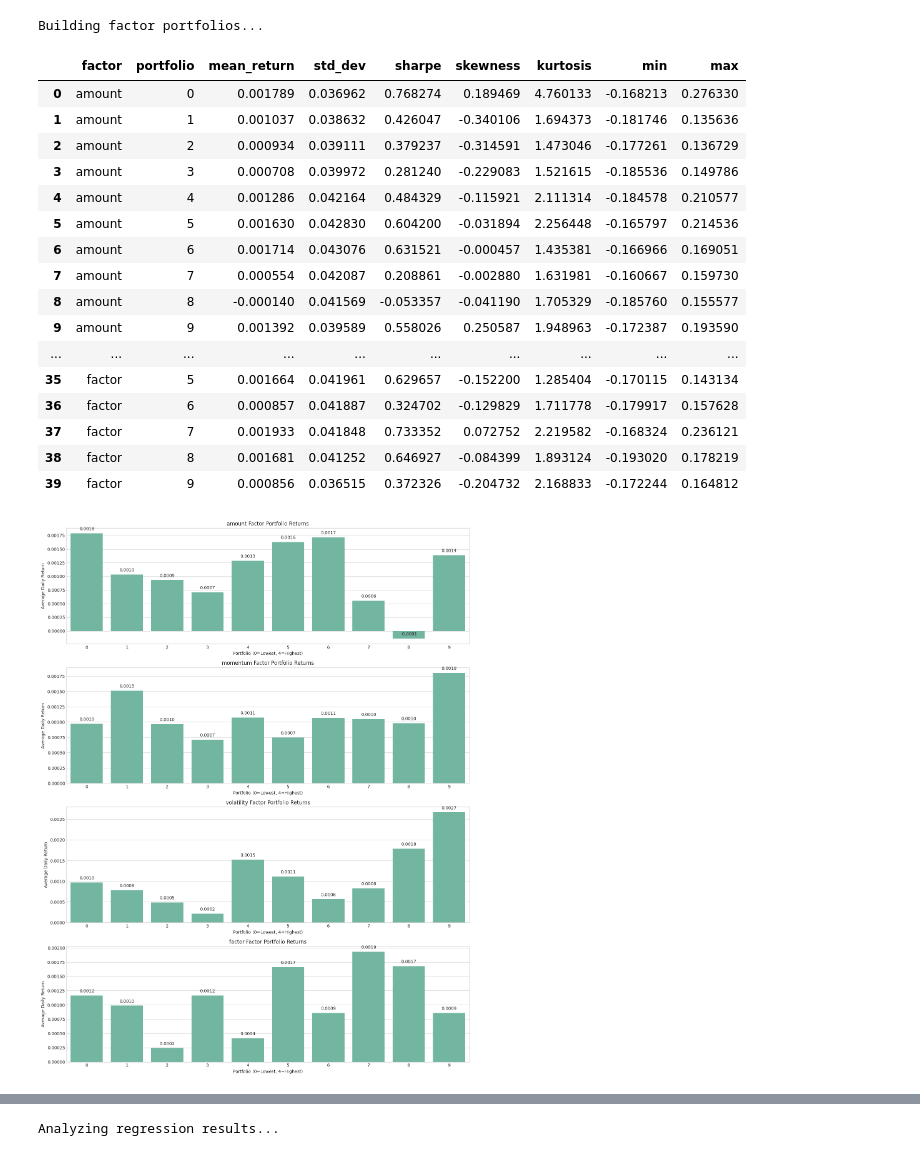
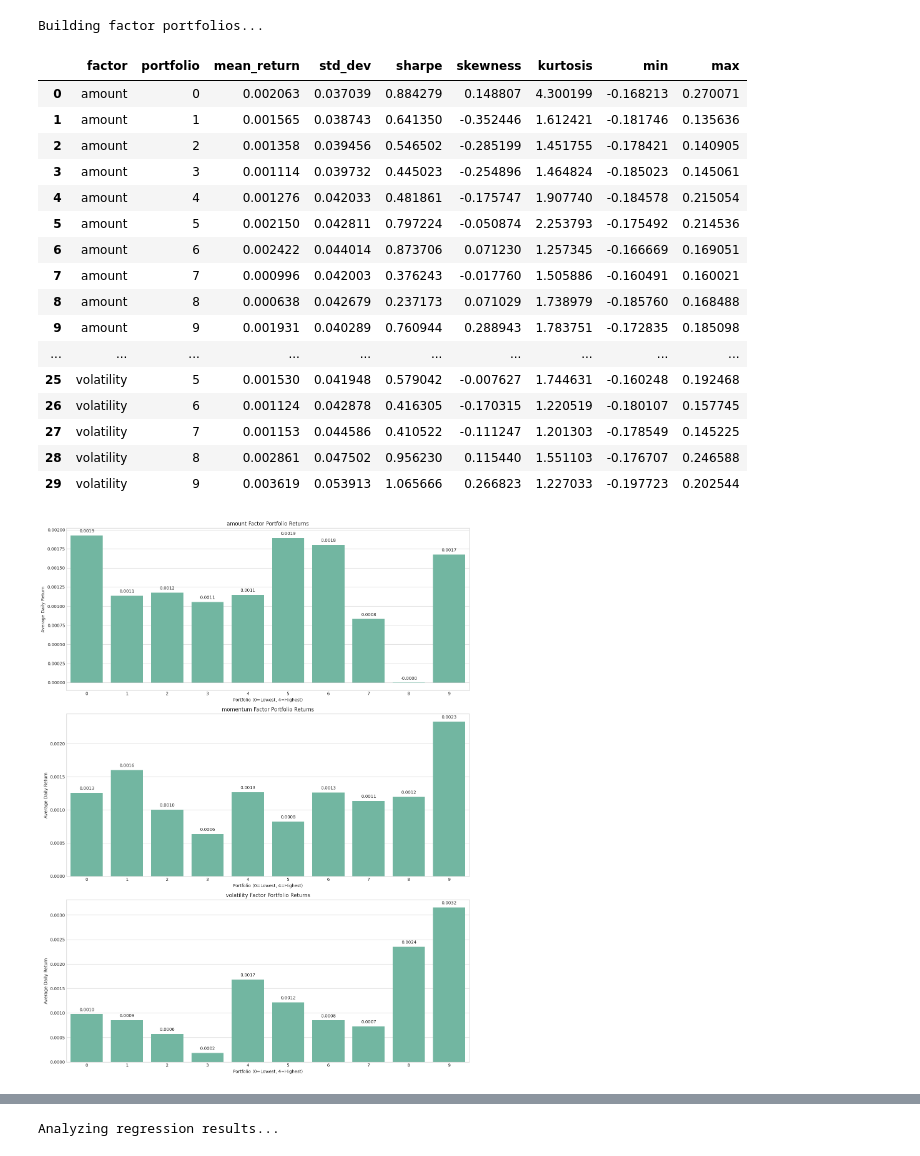
Before and after one commit to LazyPigPig/factor-research, a Jupyter notebook: 20250606_Multifactor_regress_analize.ipynb, the cells around one changed output, grey strips where cells are left out. Cells and saved outputs as stored; diff of their text form; code cells hidden in the pictures.

```diff
--- a/20250606_Multifactor_regress_analize.ipynb
+++ b/20250606_Multifactor_regress_analize.ipynb
@@ -218,7 +159,7 @@ Preprocessing data...
 print("Calculating factors return...")
 
 # 市场因子 (Market Factor)
-market_factor = data.groupby('date')['next_day_return'].mean().reset_index()
+market_factor = data.groupby('date')['return'].mean().reset_index()
 market_factor.columns = ['date', 'MKT']
 
 # 规模因子 (Size Factor)
@@ -230,7 +171,7 @@ for date, group in tqdm(data.groupby('date'), desc="Calculating size factor"):
     group = group.sort_values('amount_z')
     loser = group.iloc[-len(group)//3:]  # 大size
     winner = group.iloc[:len(group)//3]    # 小size
-    smb = winner['next_day_return'].mean() - loser['next_day_return'].mean()
+    smb = winner['return'].mean() - loser['return'].mean()
     size_factor.append({'date': date, 'SMB': smb})
 size_factor = pd.DataFrame(size_factor)
 
@@ -242,7 +183,7 @@ for date, group in tqdm(data.groupby('date'), desc="Calculating momentum factor"
     group = group.sort_values('momentum_z')
     winner = group.iloc[-len(group)//3:]  # 大mom
     loser = group.iloc[:len(group)//3]    # 小mom
-    mom = winner['next_day_return'].mean() - loser['next_day_return'].mean()
+    mom = winner['return'].mean() - loser['return'].mean()
     mom_factor.append({'date': date, 'MOM': mom})
 mom_factor = pd.DataFrame(mom_factor)
 
@@ -254,20 +195,20 @@ for date, group in tqdm(data.groupby('date'), desc="Calculating volatility facto
     group = group.sort_values('volatility_z')
     low_vol = group.iloc[:len(group)//3]   # 低波动率组
     high_vol = group.iloc[-len(group)//3:]  # 高波动率组
-    vol = high_vol['next_day_return'].mean() - low_vol['next_day_return'].mean()
+    vol = high_vol['return'].mean() - low_vol['return'].mean()
     vol_factor.append({'date': date, 'VOL': vol})
 vol_factor = pd.DataFrame(vol_factor)
 
 
-# a31
+# general
 general_factor = []
 for date, group in tqdm(data.groupby('date'), desc="Calculating general factor"):
     if len(group) < 10:
         continue
-    group = group.sort_values('factor_z')
+    group = group.sort_values('general_z')
     low_gen = group.iloc[:len(group)//3]
     high_gen = group.iloc[-len(group)//3:]
-    gen = high_gen['next_day_return'].mean() - low_gen['next_day_return'].mean()
+    gen = high_gen['return'].mean() - low_gen['return'].mean()
     general_factor.append({'date': date, 'GEN': gen})
 general_factor = pd.DataFrame(general_factor)
 
@@ -327,6 +268,6 @@ Performing single factor tests...
 # %%
 # 绘制因子时间序列
-fig, axes = plt.subplots(4, 1, figsize=(14, 16))
+fig, axes = plt.subplots(5, 1, figsize=(14, 16))
 for i, factor in enumerate(['SMB_Cumulative', 'MOM_Cumulative', 'VOL_Cumulative','GEN_Cumulative']):
     factors[factor].plot(ax=axes[i], title=f'{factor} Factor Time Series')
     axes[i].set_ylabel('Factor Return')
@@ -352,7 +293,7 @@ data = data[data['date'].isin(factors.index)]
 
 portfolio_dfs = []
 
-for factor in ['amount', 'momentum', 'volatility', 'factor']:
+for factor in ['amount', 'momentum', 'volatility']:
     portfolio_returns = []
 
     for date, group in tqdm(data.groupby('date'), desc=f"Processing {factor} portfolios"):
@@ -363,7 +304,7 @@ for factor in ['amount', 'momentum', 'volatility', 'factor']:
         group['portfolio'] = pd.qcut(group[factor], n_portfolios, labels=False)
 
         # 计算每个组合的等权重收益率
-        port_ret = group.groupby('portfolio')['next_day_return'].mean().reset_index()
+        port_ret = group.groupby('portfolio')['return'].mean().reset_index()
         port_ret['date'] = date
         portfolio_returns.append(port_ret)
 
@@ -375,11 +316,11 @@ portfolio_returns = pd.concat(portfolio_dfs)
 
 # 计算投资组合表现统计
 portfolio_stats = []
-for factor in ['amount', 'momentum', 'volatility','factor']:
+for factor in ['amount', 'momentum', 'volatility']:
     for portfolio in range(n_portfolios):
         port_ret = portfolio_returns[
             (portfolio_returns['factor'] == factor) &
-            (portfolio_returns['portfolio'] == portfolio)]['next_day_return']
+            (portfolio_returns['portfolio'] == portfolio)]['return']
 
         stats = {
             'factor': factor,
@@ -399,46 +340,46 @@ portfolio_stats
 # %% [output]
 Building factor portfolios...
 |  | factor | portfolio | mean_return | std_dev | sharpe | skewness | kurtosis | min | max |
-| 0 | amount | 0 | 0.001789 | 0.036962 | 0.768274 | 0.189469 | 4.760133 | -0.168213 | 0.276330 |
-| 1 | amount | 1 | 0.001037 | 0.038632 | 0.426047 | -0.340106 | 1.694373 | -0.181746 | 0.135636 |
-| 2 | amount | 2 | 0.000934 | 0.039111 | 0.379237 | -0.314591 | 1.473046 | -0.177261 | 0.136729 |
-| 3 | amount | 3 | 0.000708 | 0.039972 | 0.281240 | -0.229083 | 1.521615 | -0.185536 | 0.149786 |
-| 4 | amount | 4 | 0.001286 | 0.042164 | 0.484329 | -0.115921 | 2.111314 | -0.184578 | 0.210577 |
-| 5 | amount | 5 | 0.001630 | 0.042830 | 0.604200 | -0.031894 | 2.256448 | -0.165797 | 0.214536 |
-| 6 | amount | 6 | 0.001714 | 0.043076 | 0.631521 | -0.000457 | 1.435381 | -0.166966 | 0.169051 |
-| 7 | amount | 7 | 0.000554 | 0.042087 | 0.208861 | -0.002880 | 1.631981 | -0.160667 | 0.159730 |
-| 8 | amount | 8 | -0.000140 | 0.041569 | -0.053357 | -0.041190 | 1.705329 | -0.185760 | 0.155577 |
-| 9 | amount | 9 | 0.001392 | 0.039589 | 0.558026 | 0.250587 | 1.948963 | -0.172387 | 0.193590 |
+| 0 | amount | 0 | 0.002063 | 0.037039 | 0.884279 | 0.148807 | 4.300199 | -0.168213 | 0.270071 |
+| 1 | amount | 1 | 0.001565 | 0.038743 | 0.641350 | -0.352446 | 1.612421 | -0.181746 | 0.135636 |
+| 2 | amount | 2 | 0.001358 | 0.039456 | 0.546502 | -0.285199 | 1.451755 | -0.178421 | 0.140905 |
+| 3 | amount | 3 | 0.001114 | 0.039732 | 0.445023 | -0.254896 | 1.464824 | -0.185023 | 0.145061 |
+| 4 | amount | 4 | 0.001276 | 0.042033 | 0.481861 | -0.175747 | 1.907740 | -0.184578 | 0.215054 |
+| 5 | amount | 5 | 0.002150 | 0.042811 | 0.797224 | -0.050874 | 2.253793 | -0.175492 | 0.214536 |
+| 6 | amount | 6 | 0.002422 | 0.044014 | 0.873706 | 0.071230 | 1.257345 | -0.166669 | 0.169051 |
+| 7 | amount | 7 | 0.000996 | 0.042003 | 0.376243 | -0.017760 | 1.505886 | -0.160491 | 0.160021 |
+| 8 | amount | 8 | 0.000638 | 0.042679 | 0.237173 | 0.071029 | 1.738979 | -0.185760 | 0.168488 |
+| 9 | amount | 9 | 0.001931 | 0.040289 | 0.760944 | 0.288943 | 1.783751 | -0.172835 | 0.185098 |
 | ... | ... | ... | ... | ... | ... | ... | ... | ... | ... |
-| 35 | factor | 5 | 0.001664 | 0.041961 | 0.629657 | -0.152200 | 1.285404 | -0.170115 | 0.143134 |
-| 36 | factor | 6 | 0.000857 | 0.041887 | 0.324702 | -0.129829 | 1.711778 | -0.179917 | 0.157628 |
-| 37 | factor | 7 | 0.001933 | 0.041848 | 0.733352 | 0.072752 | 2.219582 | -0.168324 | 0.236121 |
-| 38 | factor | 8 | 0.001681 | 0.041252 | 0.646927 | -0.084399 | 1.893124 | -0.193020 | 0.178219 |
-| 39 | factor | 9 | 0.000856 | 0.036515 | 0.372326 | -0.204732 | 2.168833 | -0.172244 | 0.164812 |
+| 25 | volatility | 5 | 0.001530 | 0.041948 | 0.579042 | -0.007627 | 1.744631 | -0.160248 | 0.192468 |
+| 26 | volatility | 6 | 0.001124 | 0.042878 | 0.416305 | -0.170315 | 1.220519 | -0.180107 | 0.157745 |
+| 27 | volatility | 7 | 0.001153 | 0.044586 | 0.410522 | -0.111247 | 1.201303 | -0.178549 | 0.145225 |
+| 28 | volatility | 8 | 0.002861 | 0.047502 | 0.956230 | 0.115440 | 1.551103 | -0.176707 | 0.246588 |
+| 29 | volatility | 9 | 0.003619 | 0.053913 | 1.065666 | 0.266823 | 1.227033 | -0.197723 | 0.202544 |
 # %%
-fig, axes = plt.subplots(4, 1, figsize=(14, 18))
+fig, axes = plt.subplots(3, 1, figsize=(14, 18))
 
-for i, factor in enumerate(['amount', 'momentum', 'volatility','factor']):
+for i, factor in enumerate(['amount', 'momentum', 'volatility']):
     factor_name = factor
 
     # 提取该因子的投资组合数据
     factor_data = portfolio_stats[portfolio_stats['factor'] == factor]
 
     # 绘制平均收益率
     ax = axes[i]
     sns.barplot(x='portfolio', y='mean_return', data=factor_data, ax=ax)
     ax.set_title(f'{factor_name} Factor Portfolio Returns')
     ax.set_xlabel('Portfolio (0=Lowest, 4=Highest)')
     ax.set_ylabel('Average Daily Return')
 
     # 添加数值标签
     for p in ax.patches:
         ax.annotate(f"{p.get_height():.4f}",
                     (p.get_x() + p.get_width() / 2., p.get_height()),
                     ha='center', va='center', xytext=(0, 10),
                     textcoords='offset points')
 
 plt.tight_layout()
 plt.savefig('portfolio_performance.png', dpi=300)
 # %% [output]
-[figure, old version]
+[figure, new version]
```
Also changed, not shown: parts of 10 cells of this notebook, 1 other file.
